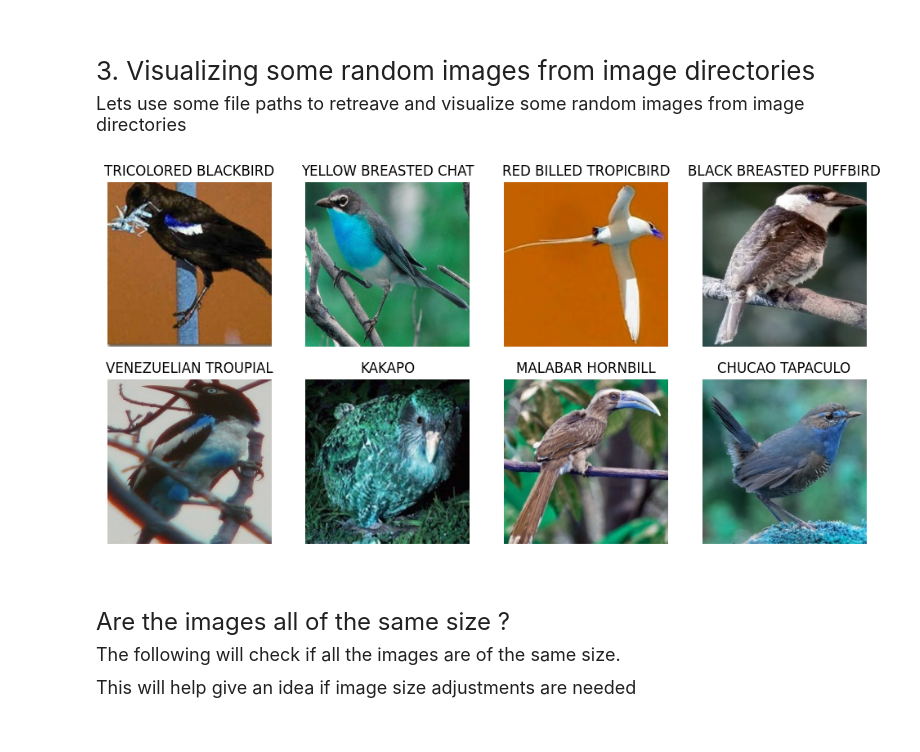
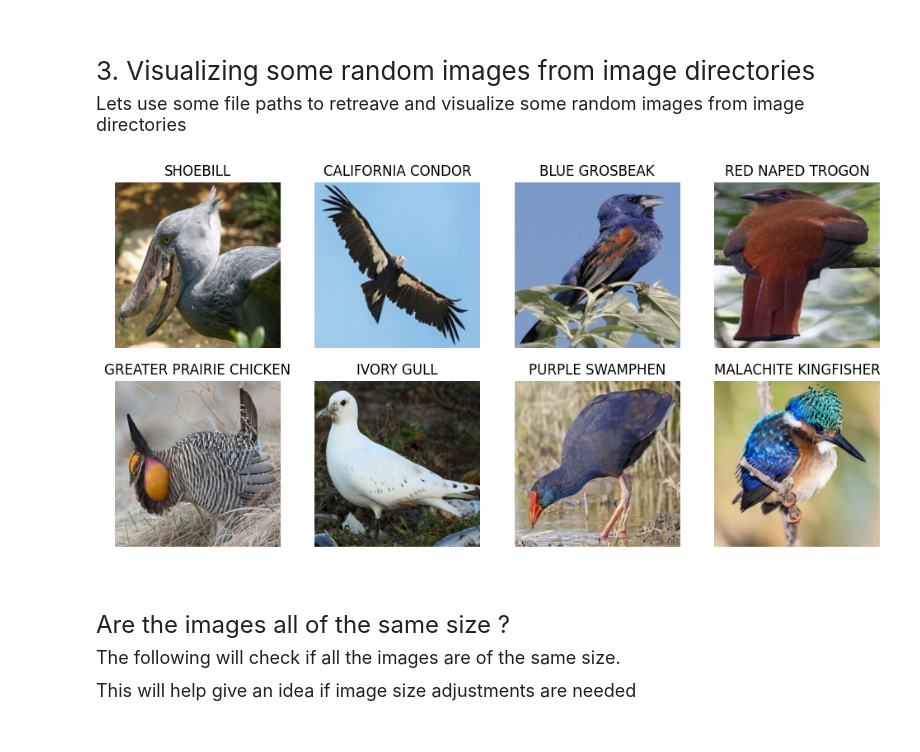
Before and after one commit to GerryKanz/Final-project-image-classification-model, a Jupyter notebook: final_project_ML.ipynb, the cells around one changed output. Drawn from its saved outputs; the diff is of its cells as text; code cells hidden in the pictures.

```diff
--- a/final_project_ML.ipynb
+++ b/final_project_ML.ipynb
@@ -355,14 +355,16 @@ New path test/PARAKETT AUKLET exists
 # %%
 plt.figure(figsize=(12,12))
 
 for i in range(8):
     ax = plt.subplot(4,4,i+1)
     random_index = random.choice(range(len(birds_df)))
-    plt.imshow(cv2.imread(birds_df.at[random_index, 'filepaths']))
+    img = cv2.imread(birds_df.at[random_index, 'filepaths'])
+    img = cv2.cvtColor(img, cv2.COLOR_BGR2RGB)
+    plt.imshow(img)
     plt.title(birds_df.at[random_index, 'labels'])
     plt.axis(False)
 # %% [output]
-[figure, old version]
+[figure, new version]
 # %% [markdown]
 <br>
 <br>
```
Also changed, not shown: parts of 10 cells of this notebook.
